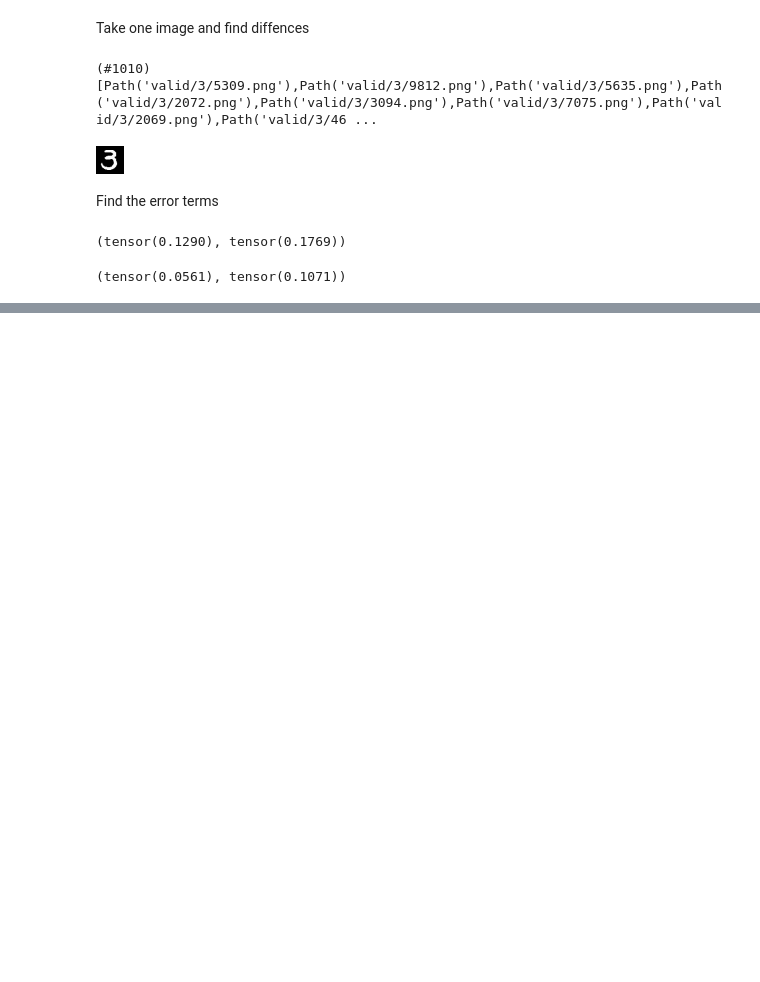
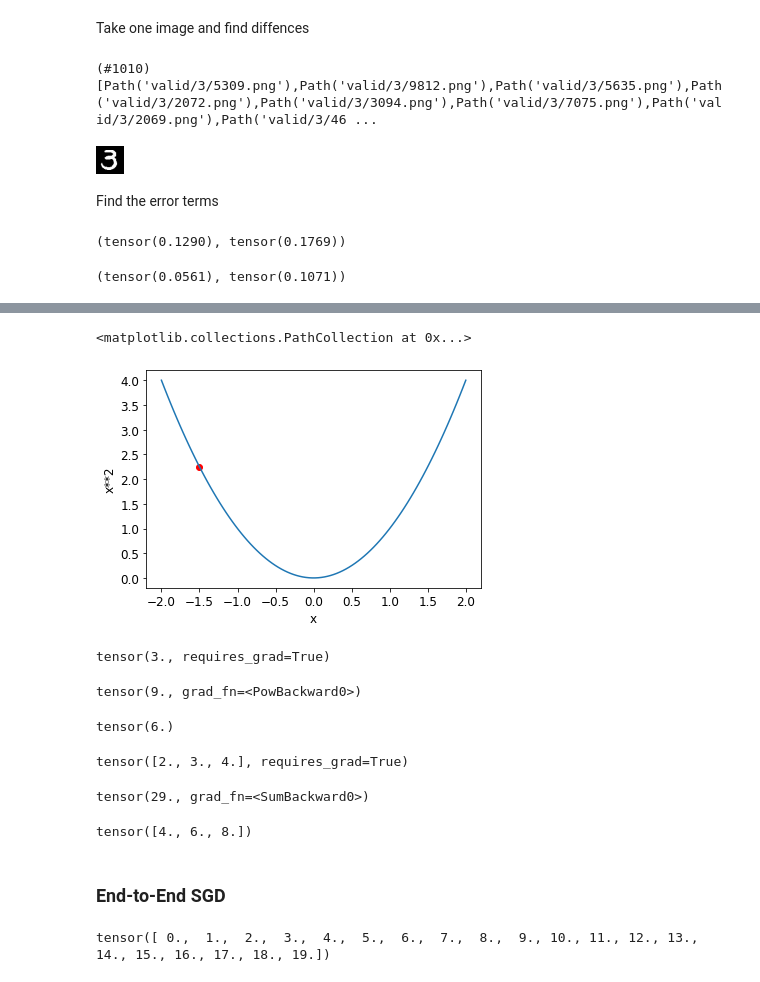
Before and after one commit to harsh1kumar/learning, a Jupyter notebook: fastai/03_mnist.ipynb, the cells around one changed output, grey strips where cells are left out. Cells and saved outputs as stored; diff of their text form; code cells hidden in the pictures; blank space fills up the shorter version.

```diff
--- a/fastai/03_mnist.ipynb
+++ b/fastai/03_mnist.ipynb
@@ -147,0 +195,16 @@ l2_with_3, l2_with_7
+# %%
+plot_function(f, 'x', 'x**2')
+plt.scatter(-1.5, f(-1.5), color='red')
+# %% [output]
+<matplotlib.collections.PathCollection at 0x...>
+[figure, added]
+# %%
+xt = tensor(3.).requires_grad_()
+xt
+# %% [output]
+tensor(3., requires_grad=True)
+# %%
+yt = f(xt)
+yt
+# %% [output]
+tensor(9., grad_fn=<PowBackward0>)
@@ -147,0 +213,26 @@ l2_with_3, l2_with_7
+# %%
+xt.grad
+# %% [output]
+tensor(6.)
+# %%
+xt = tensor([2.,3.,4.]).requires_grad_()
+xt
+# %% [output]
+tensor([2., 3., 4.], requires_grad=True)
+# %%
+yt = f(xt).sum()
+yt
+# %% [output]
+tensor(29., grad_fn=<SumBackward0>)
+# %%
+yt.backward()
+xt.grad
+# %% [output]
+tensor([4., 6., 8.])
+# %% [markdown]
+### End-to-End SGD
+# %%
+time = torch.arange(20).float()
+time
+# %% [output]
+tensor([ 0.,  1.,  2.,  3.,  4.,  5.,  6.,  7.,  8.,  9., 10., 11., 12., 13., 14., 15., 16., 17., 18., 19.])
```
Also changed, not shown: parts of 37 cells of this notebook.
